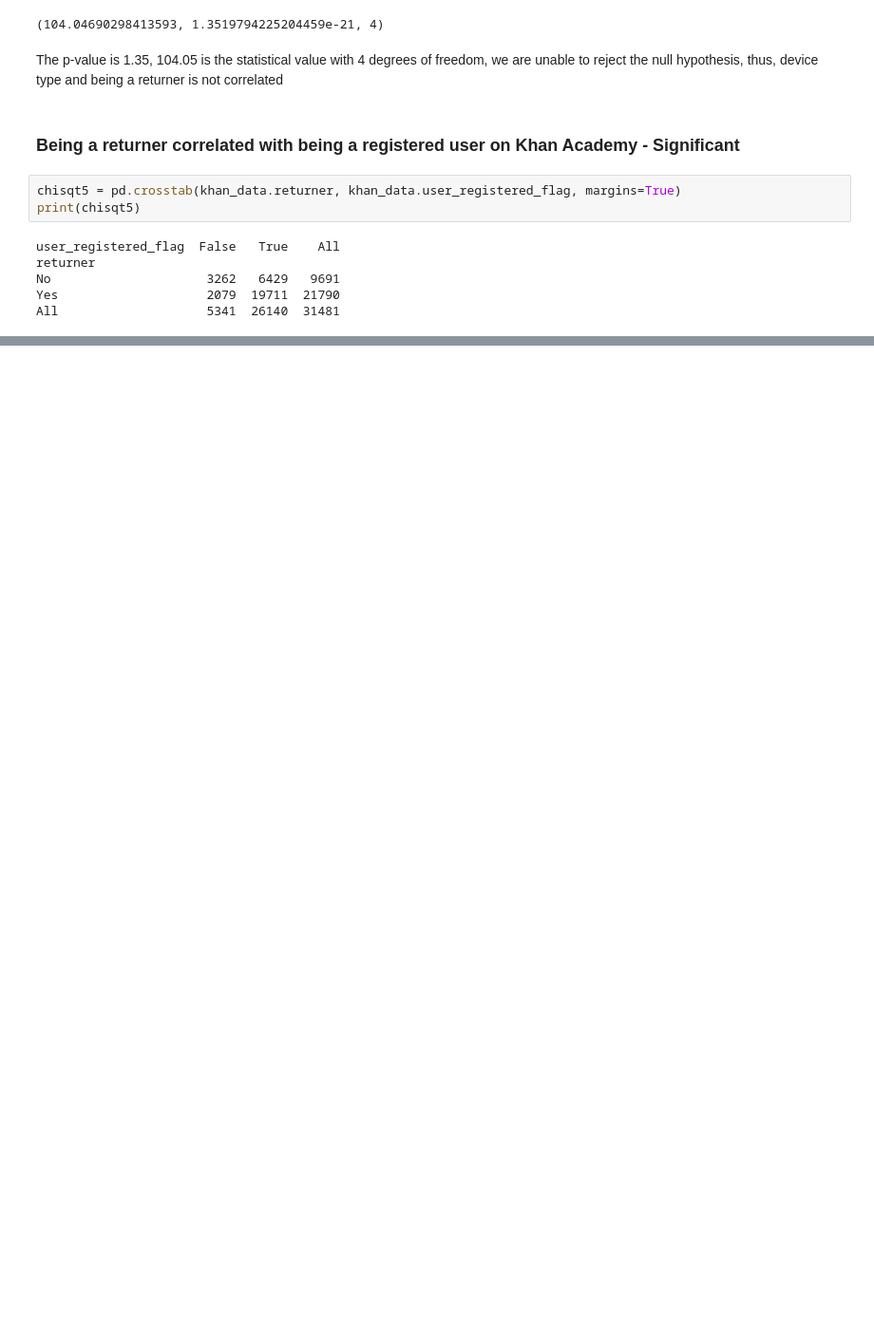
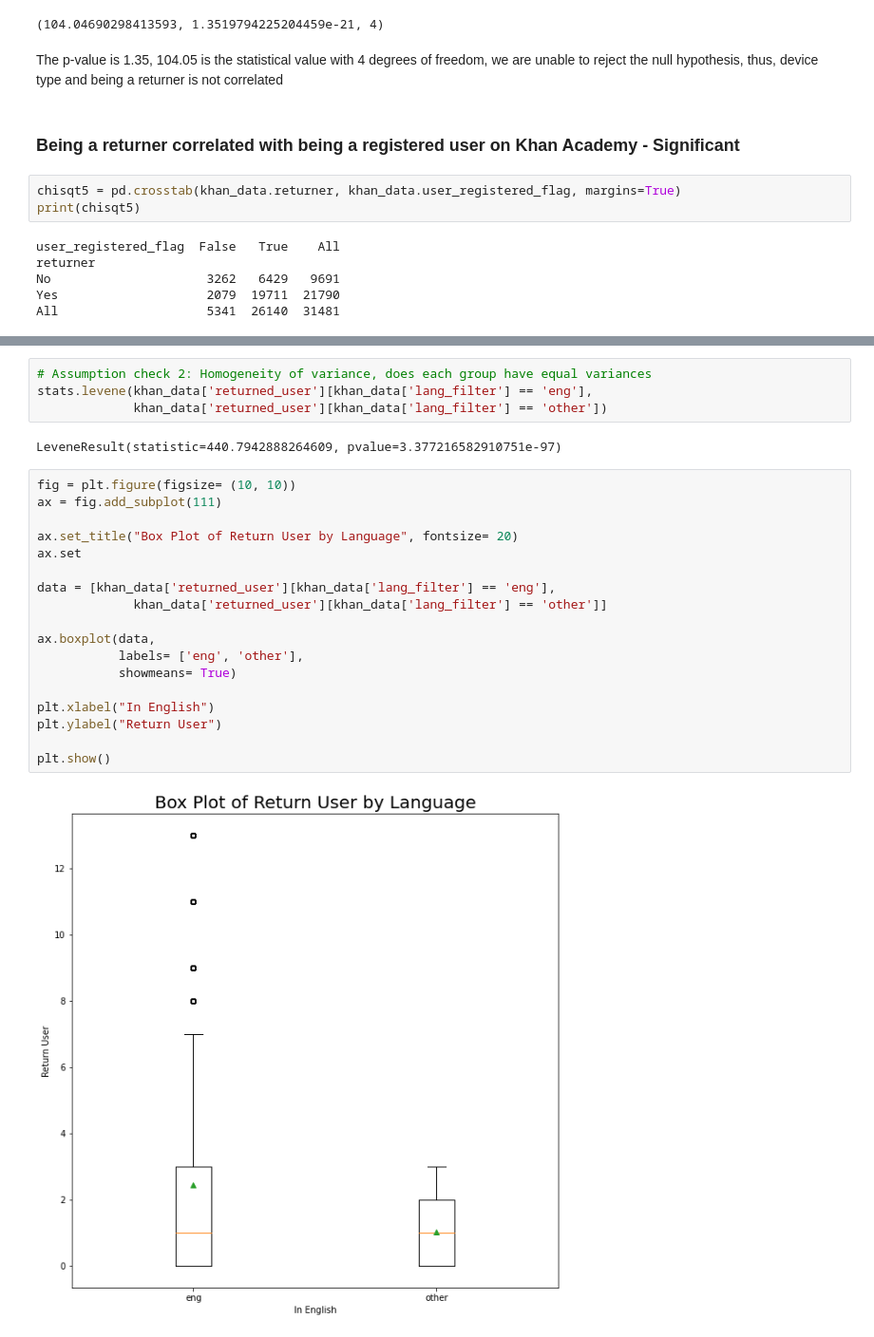
Before and after one commit to ni-mark/Khan_Academy_User_Retention_Behavior_Analysis, a Jupyter notebook: Khan Academy Behavior Analysis/Feature Analysis Engineering .ipynb, the cells around one changed output, grey strips where cells are left out. Shown: that part at 95% size. Saved outputs shown, nothing was run; the diff lists cells and outputs as text; blank space fills up the shorter version.

```diff
--- a/Khan Academy Behavior Analysis/Feature Analysis Engineering .ipynb
+++ b/Khan Academy Behavior Analysis/Feature Analysis Engineering .ipynb
@@ -252,0 +374,26 @@ The p-value is 0.0, 2769.91 is the statistical value with 2 degrees of freedom,
+# %%
+# Assumption check 2: Homogeneity of variance, does each group have equal variances
+stats.levene(khan_data['returned_user'][khan_data['lang_filter'] == 'eng'],
+             khan_data['returned_user'][khan_data['lang_filter'] == 'other'])
+# %% [output]
+LeveneResult(statistic=440.7942888264609, pvalue=3.377216582910751e-97)
+# %%
+fig = plt.figure(figsize= (10, 10))
+ax = fig.add_subplot(111)
+
+ax.set_title("Box Plot of Return User by Language", fontsize= 20)
+ax.set
+
+data = [khan_data['returned_user'][khan_data['lang_filter'] == 'eng'],
+             khan_data['returned_user'][khan_data['lang_filter'] == 'other']]
+
+ax.boxplot(data,
+           labels= ['eng', 'other'],
+           showmeans= True)
+
+plt.xlabel("In English")
+plt.ylabel("Return User")
+
+plt.show()
+# %% [output]
+[figure, added]
```
Also changed, not shown: parts of 60 cells of this notebook.
